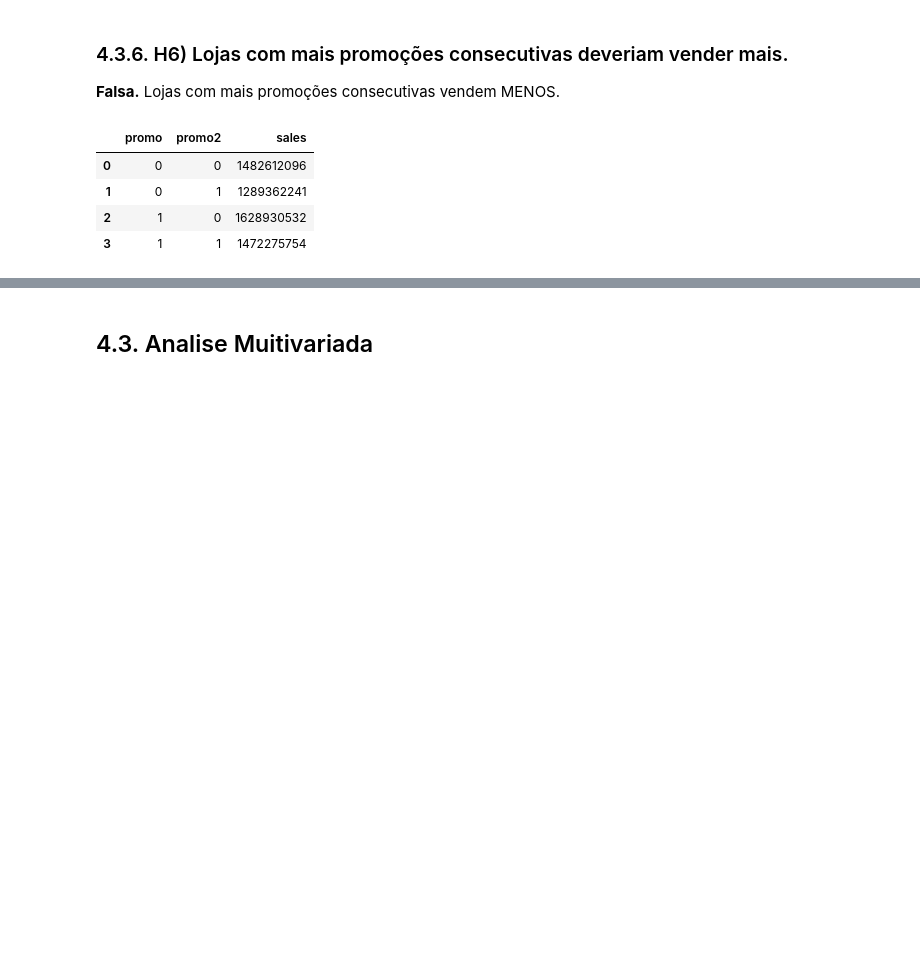
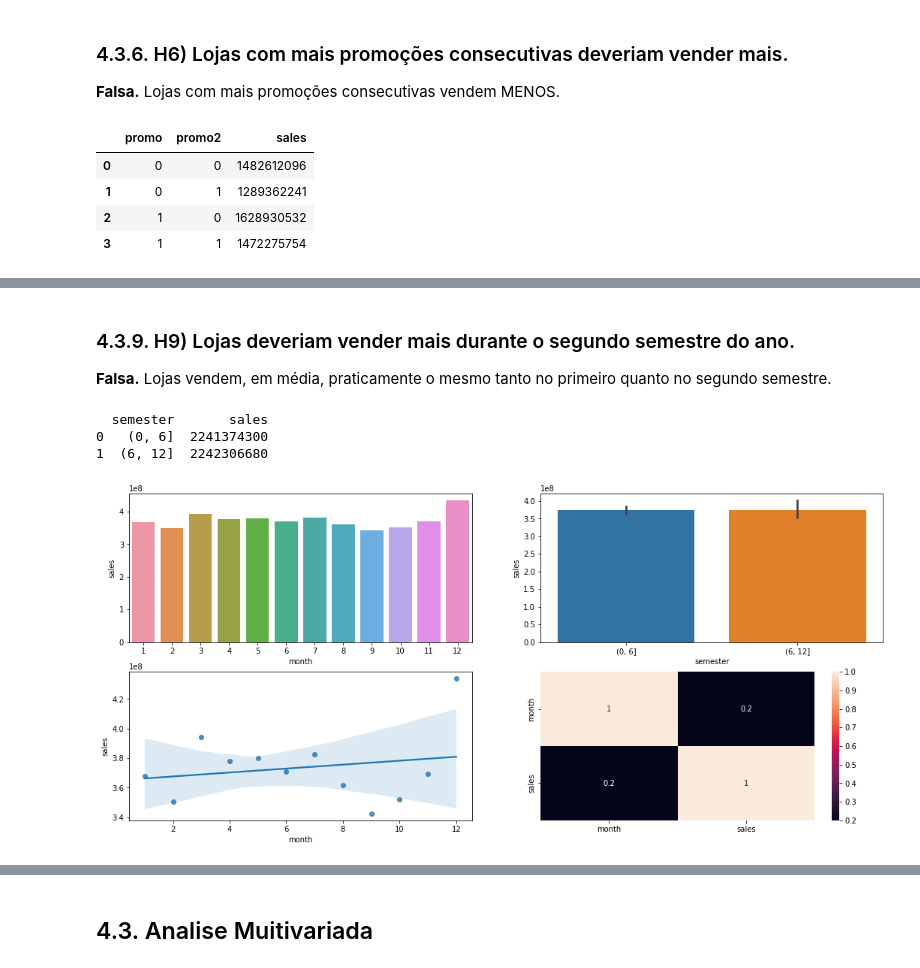
Before and after one commit to cristiandaco/rossmann_project, a Jupyter notebook: 03_Analise_exploratoria_Rossmann.ipynb, the cells around one changed output, grey strips where cells are left out. Saved outputs shown, nothing was run; the diff lists cells and outputs as text; code cells hidden in the pictures; blank space fills up the shorter version.

```diff
--- a/03_Analise_exploratoria_Rossmann.ipynb
+++ b/03_Analise_exploratoria_Rossmann.ipynb
@@ -487,0 +527,30 @@ plt.legend( ['Promoção Tradicional e Extendida', 'Promoção Tradicional' ] );
+# %% [markdown]
+### 4.3.9. H9) Lojas deveriam vender mais durante o segundo semestre do ano.
+**Falsa.** Lojas vendem, em média, praticamente o mesmo tanto no primeiro quanto no segundo semestre.
+# %%
+aux = df4[df4['year'] != 2015 ]
+aux1 = aux[['month', 'sales']].groupby( 'month' ).sum().reset_index()
+
+bins = ( np.arange( 0, 13, 6 ) )
+aux1['semester'] = pd.cut( aux1['month'], bins = bins )
+
+print( aux1[['semester', 'sales']].groupby( 'semester' ).sum().reset_index() )
+
+plt.figure( figsize = ( 18,8 ) )
+
+plt.subplot( 2, 2, 1)
+sns.barplot( x = 'month', y = 'sales', data = aux1 );
+
+plt.subplot( 2, 2, 2)
+sns.barplot( x = 'semester', y = 'sales', data = aux1 );
+
+plt.subplot( 2, 2, 3)
+sns.regplot( x = 'month', y = 'sales', data = aux1 );
+
+plt.subplot( 2, 2, 4)
+sns.heatmap( aux1.corr( method = 'pearson' ), annot = True );
+# %% [output]
+  semester       sales
+0   (0, 6]  2241374300
+1  (6, 12]  2242306680
+[figure, added]
```
Also changed, not shown: parts of 16 cells of this notebook.
